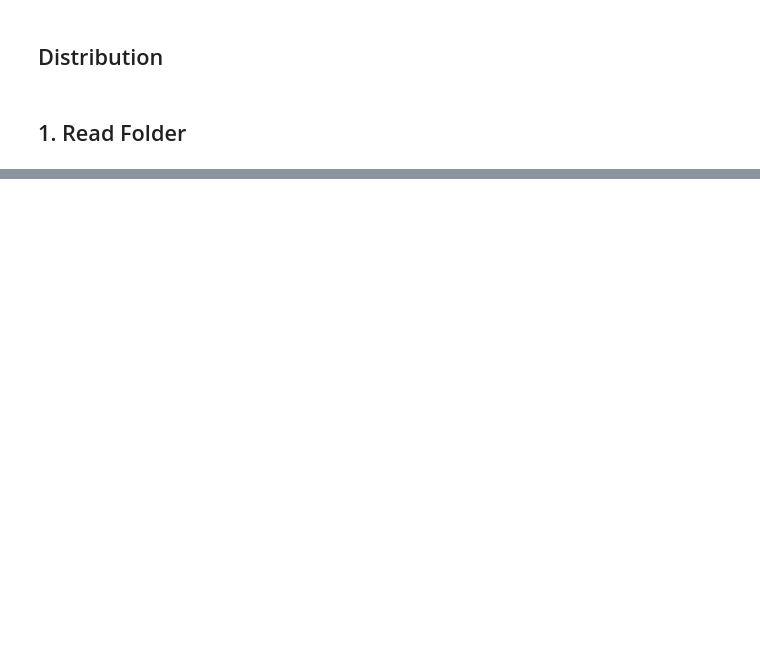
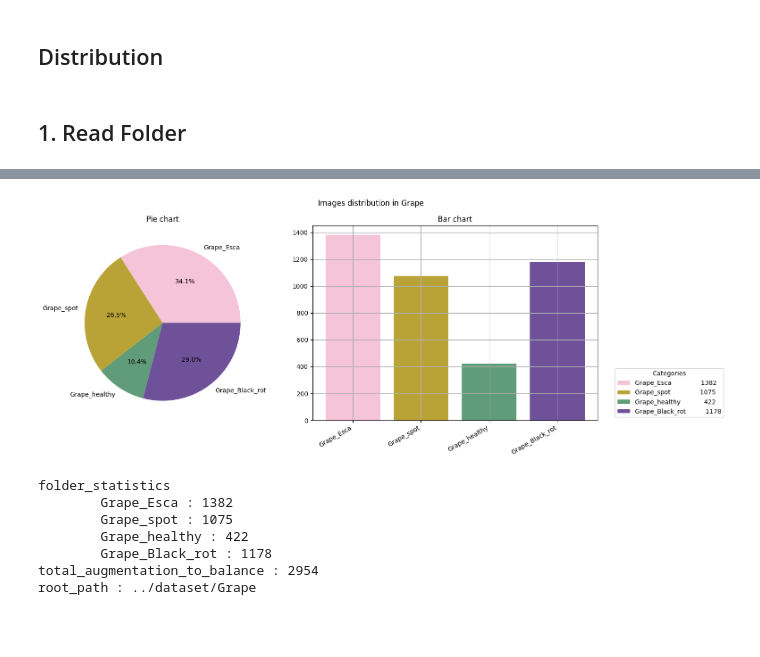
Before and after one commit to aallali/Leaf-Diseases-Classification, a Jupyter notebook: notebooks/000-Distribution.ipynb, the cells around one changed output, grey strips where cells are left out. Drawn from its saved outputs; the diff is of its cells as text; code cells hidden in the pictures; blank space fills up the shorter version.

Commit message:
[feat] : main + notebook + libft : @Distribution.py

```diff
--- a/notebooks/000-Distribution.ipynb
+++ b/notebooks/000-Distribution.ipynb
@@ -58,6 +23,7 @@ def build_image_stats(paths):
     stats = {}
 
     for path in paths:
+        path = ft_remove_prefix(path, "../")
         components = path.split('/')
         current_dict = stats
 
@@ -67,4 +33,8 @@ def build_image_stats(paths):
         category = components[-2]
         current_dict[category] = current_dict.get(category, 0) + 1
 
+    if len(stats) == 1:
+        firstKey = next(iter(stats))
+        if len(stats[firstKey]) == 1:
+            stats = stats[firstKey]
     return stats
@@ -96,6 +40,0 @@ def scrap_images(parentFolder, root_path):
-# %%
-all_images = scrap_images(APPLE_PATH, APPLE_PATH)
-# all_images = scrap_images(DATASET_PATH, DATASET_PATH)
-
-
-print(f"Total of all images: {len(all_images)}")
@@ -185,2 +76,49 @@ plot_image_stats(image_stats)
+# %%
+
+def ft_distribution(target_path, totalVariants, plot_chart=False):
+    all_images = ft_scrap_images(target_path)
+    # all_images = ft_scrap_images(DATASET_PATH, DATASET_PATH)
+
+    # print(f"Total of all images in {target_path}: {len(all_images)}")
+    folders_stats = build_image_stats(all_images)
+    parent_folder_name = next(iter(folders_stats))
+    folders_stats = folders_stats[parent_folder_name]
+    lowest = 9999999
+    totalToAugment = 0
+    result = {'folder_statistics': {}, 'total_augmentation_to_balance': 0, 'root_path': target_path, 'image_paths': {} }
+
+    for subFolder in folders_stats:
+        total_imgs = folders_stats[subFolder]
+        if total_imgs  < lowest:
+            lowest = total_imgs
+        images_related_to_subfolder = [os.path.split(img)[1] for img in all_images if subFolder in img]
+        head, _ = os.path.split(all_images[0])
+        result['image_paths'][subFolder] = {}
+        result['image_paths'][subFolder]['images'] = images_related_to_subfolder
+        result['image_paths'][subFolder]['path_to_folder'] = head
+
+    totalToAugment = totalVariants * lowest
+
+    result['folder_statistics'] = folders_stats
+    result['total_augmentation_to_balance'] = totalToAugment
+
+    if plot_chart:
+        plot_image_stats(title=parent_folder_name, stats=folders_stats)
+
+    return result
+
+distribution = ft_distribution(GRAPE_PATH, totalVariants=7, plot_chart=True)
+# print(distribution)
+del(distribution['image_paths'])
+ft_print_pretty(distribution)
+# %% [output]
+[figure, added]
+folder_statistics
+        Grape_Esca : 1382
+        Grape_spot : 1075
+        Grape_healthy : 422
+        Grape_Black_rot : 1178
+total_augmentation_to_balance : 2954
+root_path : ../dataset/Grape
 # %% [markdown]
 #
```
Also changed, not shown: parts of 16 cells of this notebook, 6 other files.
